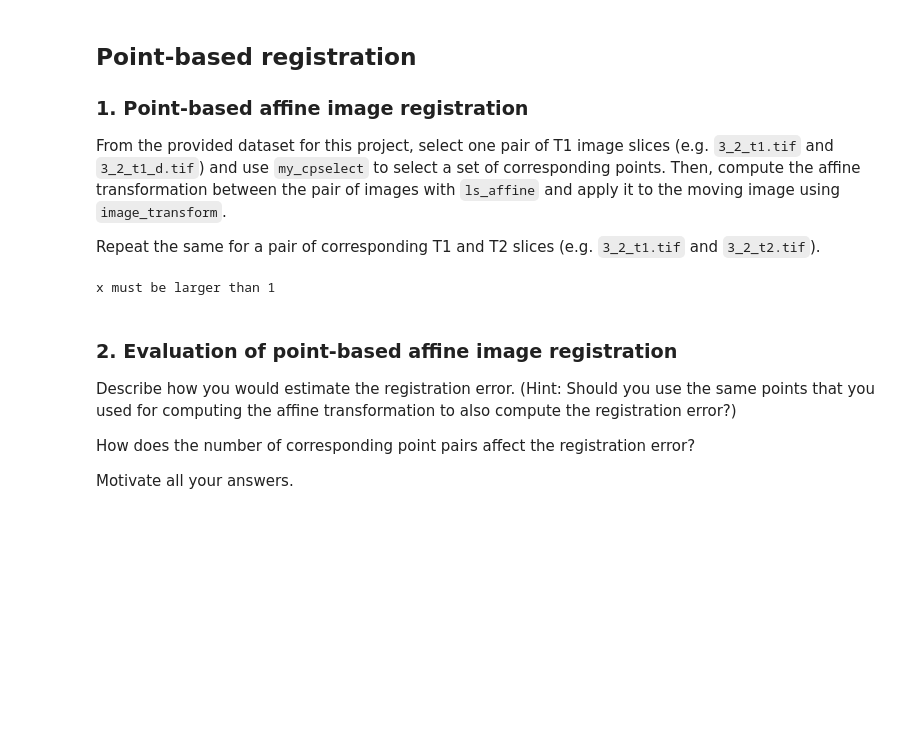
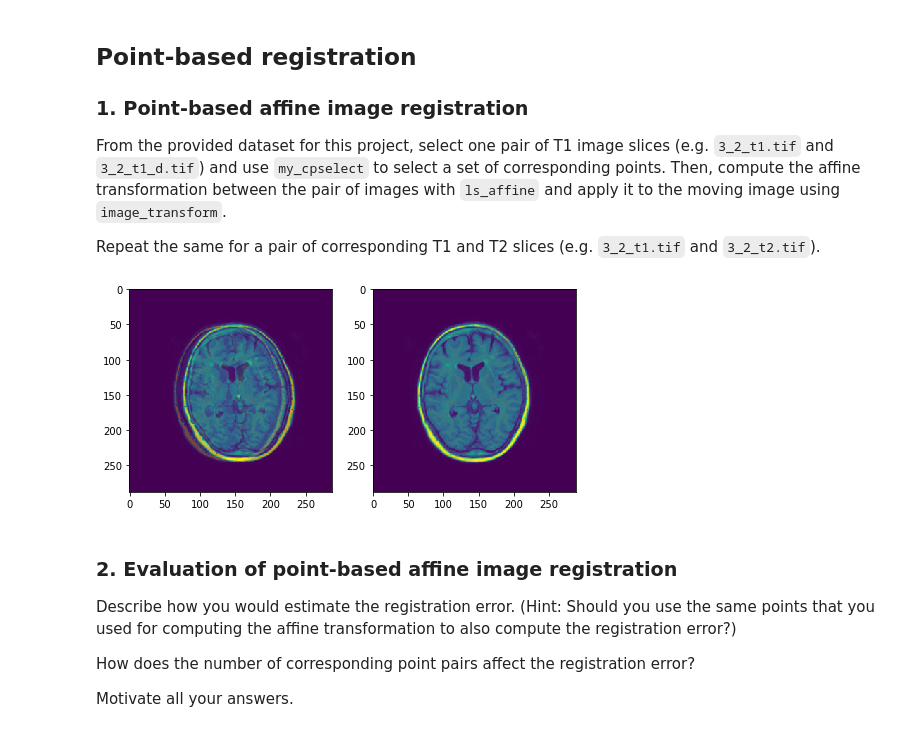
Before and after one commit to shaverschuren/MIA_Group6, a Jupyter notebook: notebooks/registration_project.ipynb, the cells around one changed output. Cells and saved outputs as stored; diff of their text form; code cells hidden in the pictures; blank space fills up the shorter version.

```diff
--- a/notebooks/registration_project.ipynb
+++ b/notebooks/registration_project.ipynb
@@ -94,19 +94,18 @@ From the provided dataset for this project, select one pair of T1 image slices (
 
 Repeat the same for a pair of corresponding T1 and T2 slices (e.g. `3_2_t1.tif` and `3_2_t2.tif`).
 # %%
+%matplotlib inline
 import sys
 sys.path.append("../code")
 import registration_util as util
 import Point_based_registration as pbr
 
 I_path = '../data/image_data/3_2_t1.tif'
 Im_path = '../data/image_data/3_2_t2.tif'
 
-X, Xm = util.my_cpselect(I_path, Im_path)
-
-pbr.pbr(X,Xm)
+pbr.pbr(I_path,Im_path)
 # %% [output]
-x must be larger than 1
+[figure, added]
 # %% [markdown]
 ### 2. Evaluation of point-based affine image registration
 
```
Also changed, not shown: parts of 1 cell of this notebook, 2 other files.
